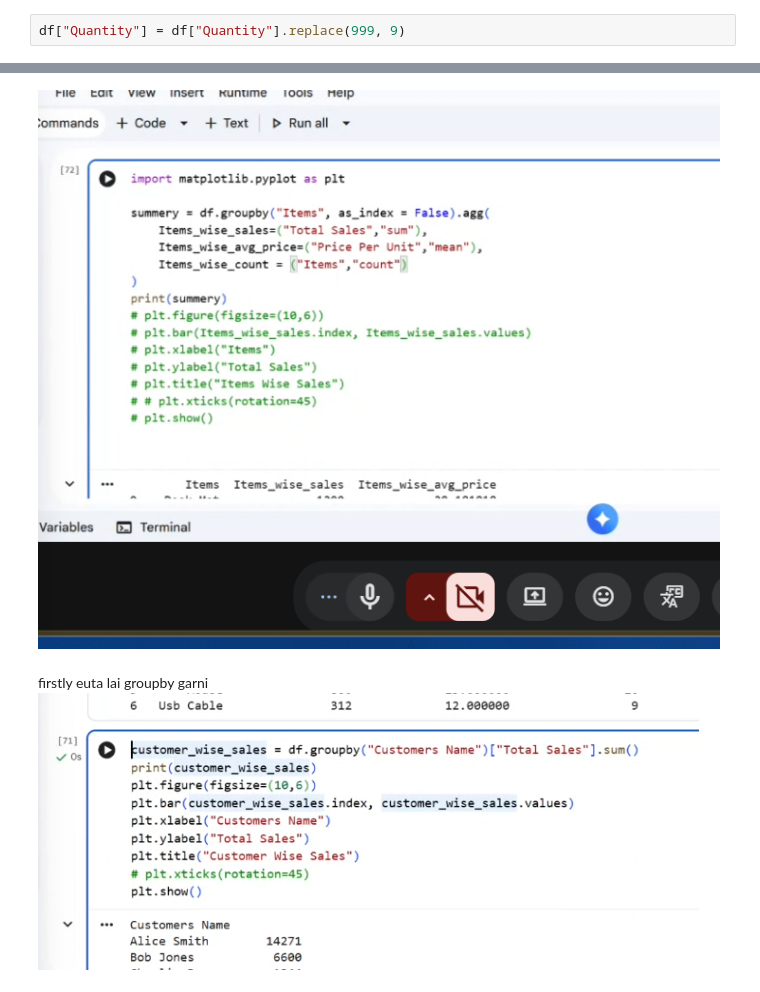
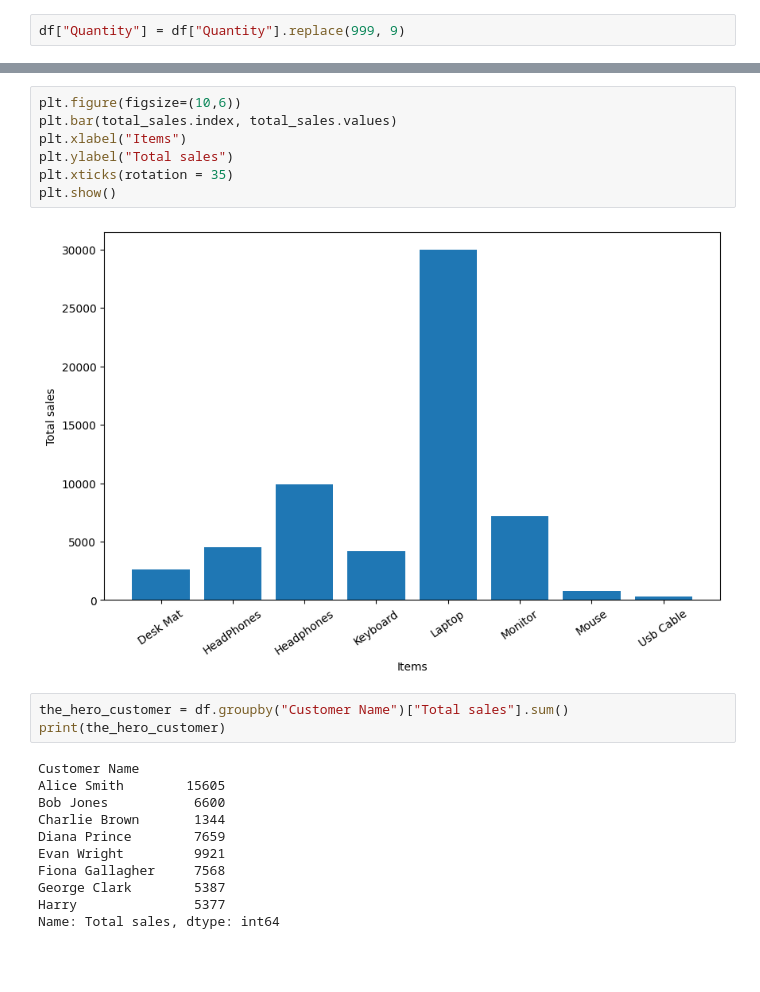
Before and after one commit to adhish-pkrl/daily-python-codes, a Jupyter notebook: day31.ipynb, the cells around one changed output, grey strips where cells are left out. Drawn from its saved outputs; the diff is of its cells as text; blank space fills up the shorter version.

```diff
--- a/day31.ipynb
+++ b/day31.ipynb
@@ -572,5 +554,23 @@ import matplotlib.pyplot as plt
-# %% [markdown]
-![{48D59CDC-100E-4B26-84A7-6F03999DE94F}.png](attachment:{48D59CDC-100E-4B26-84A7-6F03999DE94F}.png)
-# %% [markdown]
-firstly euta lai groupby garni
-![{AAA0D207-0AB4-4546-816E-80C9F5F3376C}.png](attachment:{AAA0D207-0AB4-4546-816E-80C9F5F3376C}.png)
+# %%
+plt.figure(figsize=(10,6))
+plt.bar(total_sales.index, total_sales.values)
+plt.xlabel("Items")
+plt.ylabel("Total sales")
+plt.xticks(rotation = 35)
+plt.show()
+# %% [output]
+[figure, added]
+# %%
+the_hero_customer = df.groupby("Customer Name")["Total sales"].sum()
+print(the_hero_customer)
+# %% [output]
+Customer Name
+Alice Smith        15605
+Bob Jones           6600
+Charlie Brown       1344
+Diana Prince        7659
+Evan Wright         9921
+Fiona Gallagher     7568
+George Clark        5387
+Harry               5377
+Name: Total sales, dtype: int64
```
Also changed, not shown: parts of 11 cells of this notebook.
